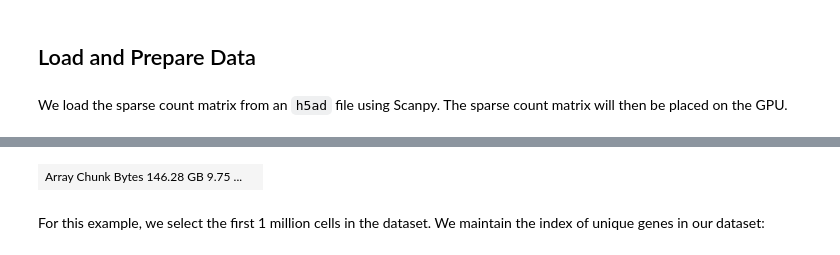
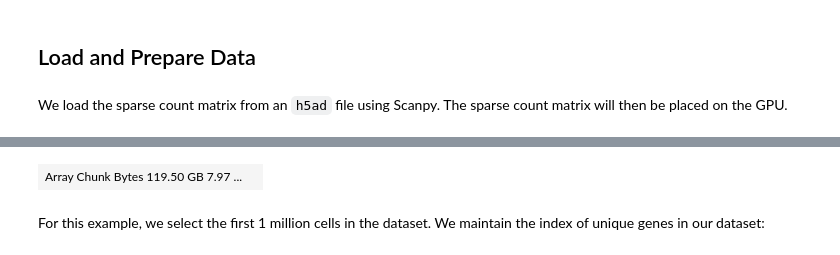
Before and after one commit to NVIDIA-Genomics-Research/rapids-single-cell-examples, a Jupyter notebook: notebooks/1M_brain_gpu_analysis_multigpu-2.ipynb, the cells around one changed output, grey strips where cells are left out. Cells and saved outputs as stored; diff of their text form; code cells hidden in the pictures.

```diff
--- a/notebooks/1M_brain_gpu_analysis_multigpu-2.ipynb
+++ b/notebooks/1M_brain_gpu_analysis_multigpu-2.ipynb
@@ -288,7 +288,7 @@ for batch in range(BATCHES):
                        min_genes_per_cell=min_genes_per_cell,
                        max_genes_per_cell=max_genes_per_cell),
         dtype=cp.float32,
-        shape=(rows, total_cols)))
+        shape=(rows, sum_sq_gpu_array.shape[0])))
 
 print('Concate sub-arrays...')
 sparse_gpu_array = dask.array.concatenate(dls_data)
@@ -306,4 +306,4 @@ Wall time: 2.38 s
-| Array Chunk Bytes 146.28 GB 9.75 ... |  |
+| Array Chunk Bytes 119.50 GB 7.97 ... |  |
 # %% [markdown]
 For this example, we select the first 1 million cells in the dataset. We maintain the index of unique genes in our dataset:
 # %% [markdown]
```
Also changed, not shown: parts of 26 cells of this notebook.
